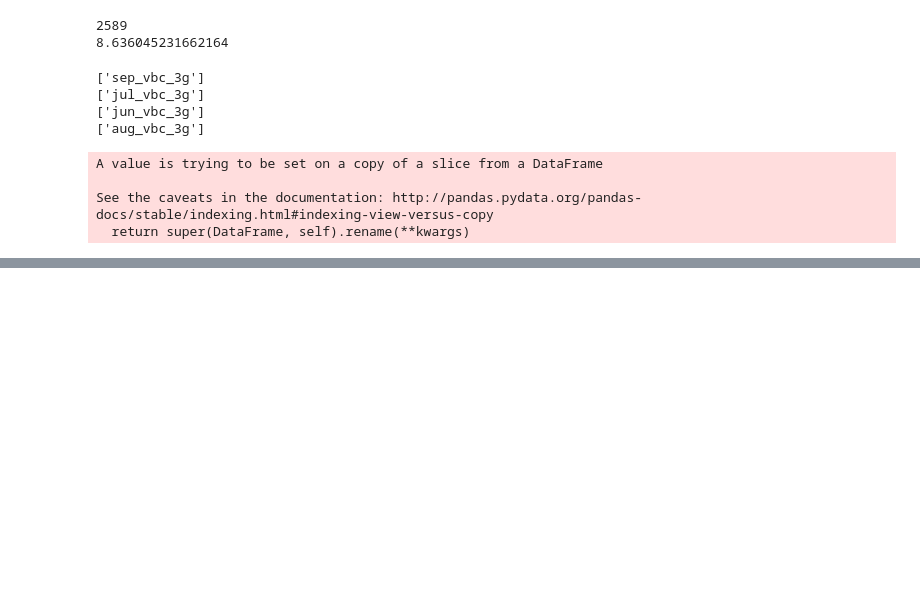
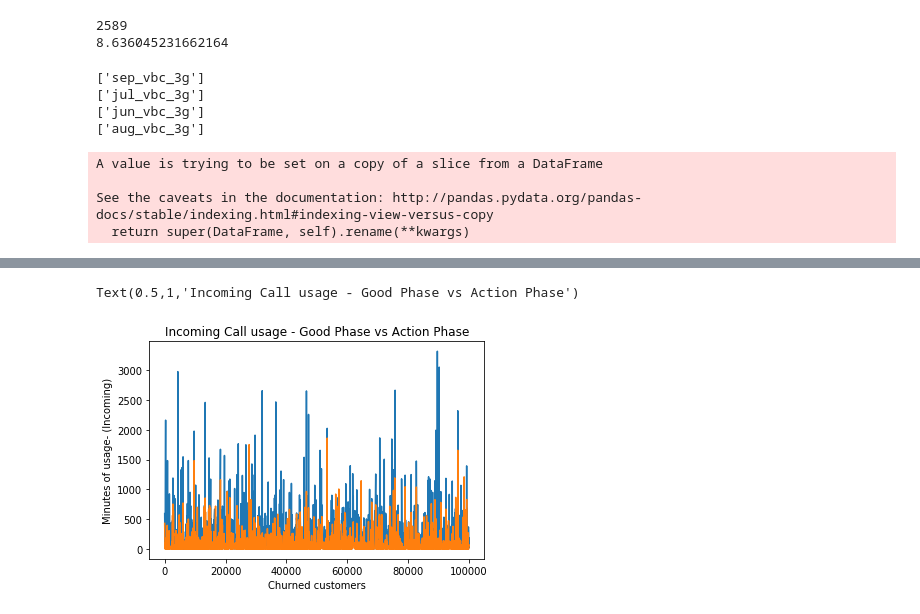
Before and after one commit to datarpita/PythonWorkspace, a Jupyter notebook: PCA/TelecomChurnCaseStudy/TelecomCaseStudy_v1.ipynb, the cells around one changed output, grey strips where cells are left out. Drawn from its saved outputs; the diff is of its cells as text; code cells hidden in the pictures; blank space fills up the shorter version.

```diff
--- a/PCA/TelecomChurnCaseStudy/TelecomCaseStudy_v1.ipynb
+++ b/PCA/TelecomChurnCaseStudy/TelecomCaseStudy_v1.ipynb
@@ -359,0 +379,7 @@ high_value_customer.columns.tolist()
+# %%
+requiredcols = ['total_ic_mou_6','total_ic_mou_7','total_ic_mou_8','total_og_mou_6', 'total_og_mou_7','total_og_mou_8', 'vol_2g_mb_6', 'vol_2g_mb_7', 'vol_2g_mb_8', 'vol_3g_mb_6','vol_3g_mb_7','vol_3g_mb_8']
+churnedCust = high_value_customer.loc[high_value_customer['chrun']==1,requiredcols]
+churnedCust['GoodPh_inc'] = churnedCust[['total_ic_mou_6','total_ic_mou_7']].mean(axis=1)
+churnedCust['GoodPh_out'] = churnedCust[['total_og_mou_6','total_og_mou_7']].mean(axis=1)
+churnedCust['GoodPh_2g'] = churnedCust[['vol_2g_mb_6','vol_2g_mb_7']].mean(axis=1)
+churnedCust['GoodPh_3g'] = churnedCust[['vol_3g_mb_6','vol_3g_mb_7']].mean(axis=1)
@@ -359,0 +395,10 @@ high_value_customer.columns.tolist()
+# %%
+fig = plt.figure()
+ax = plt.axes()
+ax.plot(churnedCust[['GoodPh_inc','total_ic_mou_8']])
+plt.xlabel('Churned customers')
+plt.ylabel('Minutes of usage- (Incoming)')
+plt.title('Incoming Call usage - Good Phase vs Action Phase')
+# %% [output]
+Text(0.5,1,'Incoming Call usage - Good Phase vs Action Phase')
+[figure, added]
```
Also changed, not shown: parts of 10 cells of this notebook.
